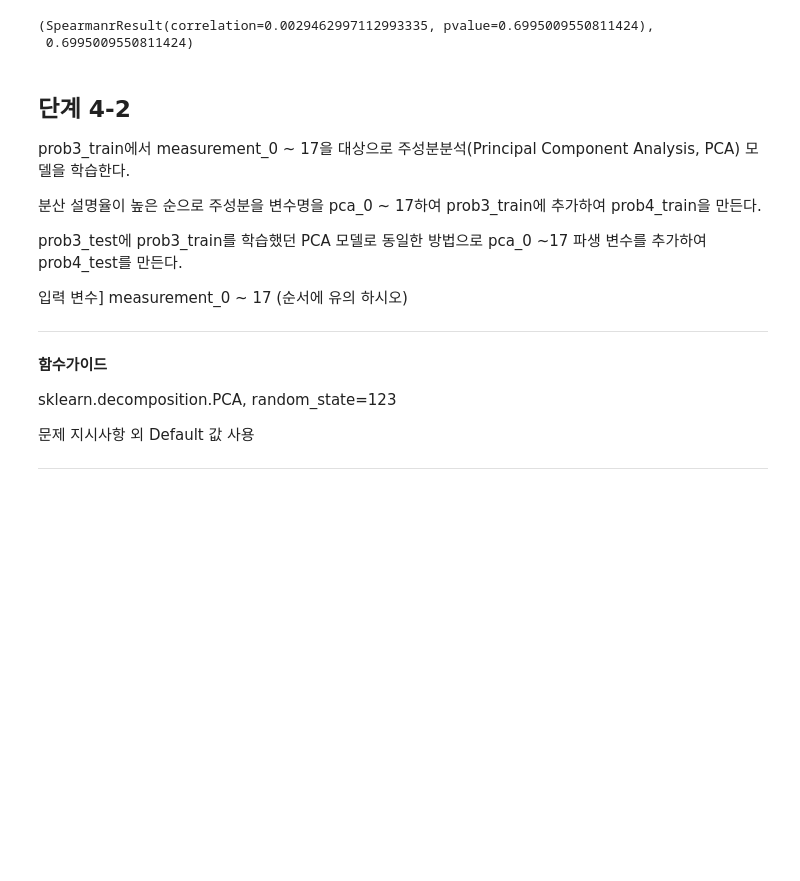
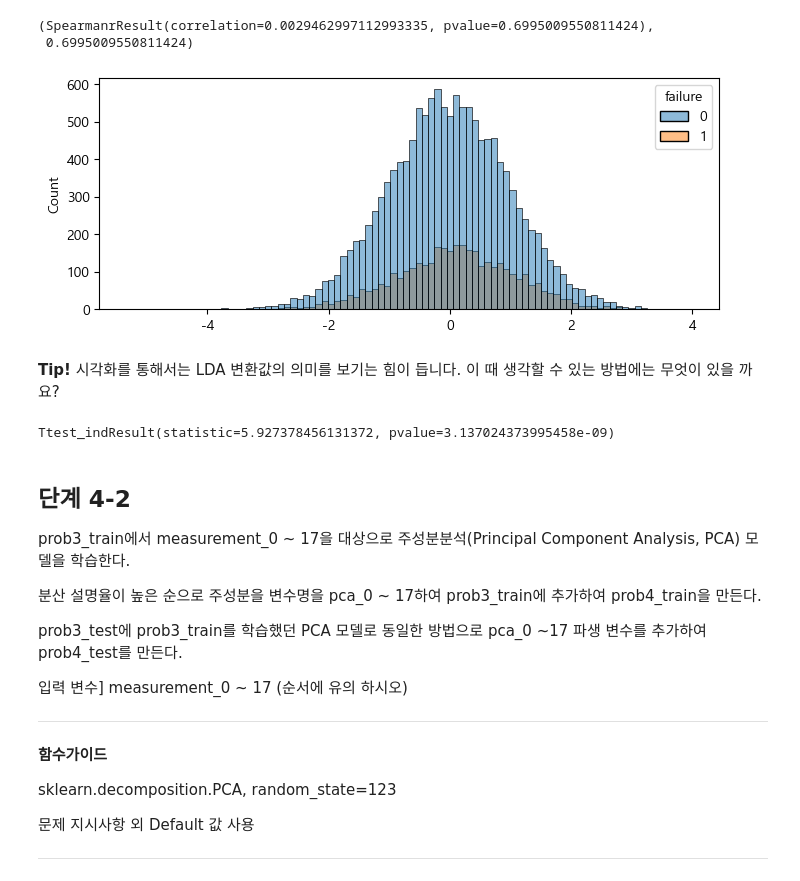
Before and after one commit to sunkusun9/DS_lv3_2408, a Jupyter notebook: sec_ds_lv3_prob1_prob.ipynb, the cells around one changed output. Cells and saved outputs as stored; diff of their text form; code cells hidden in the pictures; blank space fills up the shorter version.

```diff
--- a/sec_ds_lv3_prob1_prob.ipynb
+++ b/sec_ds_lv3_prob1_prob.ipynb
@@ -1121,6 +1275,27 @@ result_4_1, A
 # %% [output]
 (SpearmanrResult(correlation=0.0029462997112993335, pvalue=0.6995009550811424),
  0.6995009550811424)
+# %%
+# failure별 LDA의 히스토그램을 그려봅니다.
+plt.figure(figsize=(8, 3))
+sns.histplot(x=lda.transform(df_prob3_train[X_lda])[:, 0], hue=df_prob3_train['failure'])
+plt.show()
+# %% [output]
+[figure, added]
+# %% [markdown]
+**Tip!** 시각화를 통해서는 LDA 변환값의 의미를 보기는 힘이 듭니다.
+이 때 생각할 수 있는 방법에는 무엇이 있을 까요?
+# %%
+from scipy.stats import ttest_ind, bartlett
+
+lda_value = lda.transform(df_prob3_train[X_lda])[:, 0]
+lda_true = lda_value[df_prob3_train['failure'] == 1]
+lda_false = lda_value[df_prob3_train['failure'] == 0]
+
+equal_var = 1 if bartlett(lda_true, lda_false).pvalue >= 0.05 else 0
+ttest_ind(lda_true, lda_false, equal_var=equal_var)
+# %% [output]
+Ttest_indResult(statistic=5.927378456131372, pvalue=3.137024373995458e-09)
 # %% [markdown]
 ## 단계 4-2
 
```
Also changed, not shown: parts of 99 cells of this notebook.
